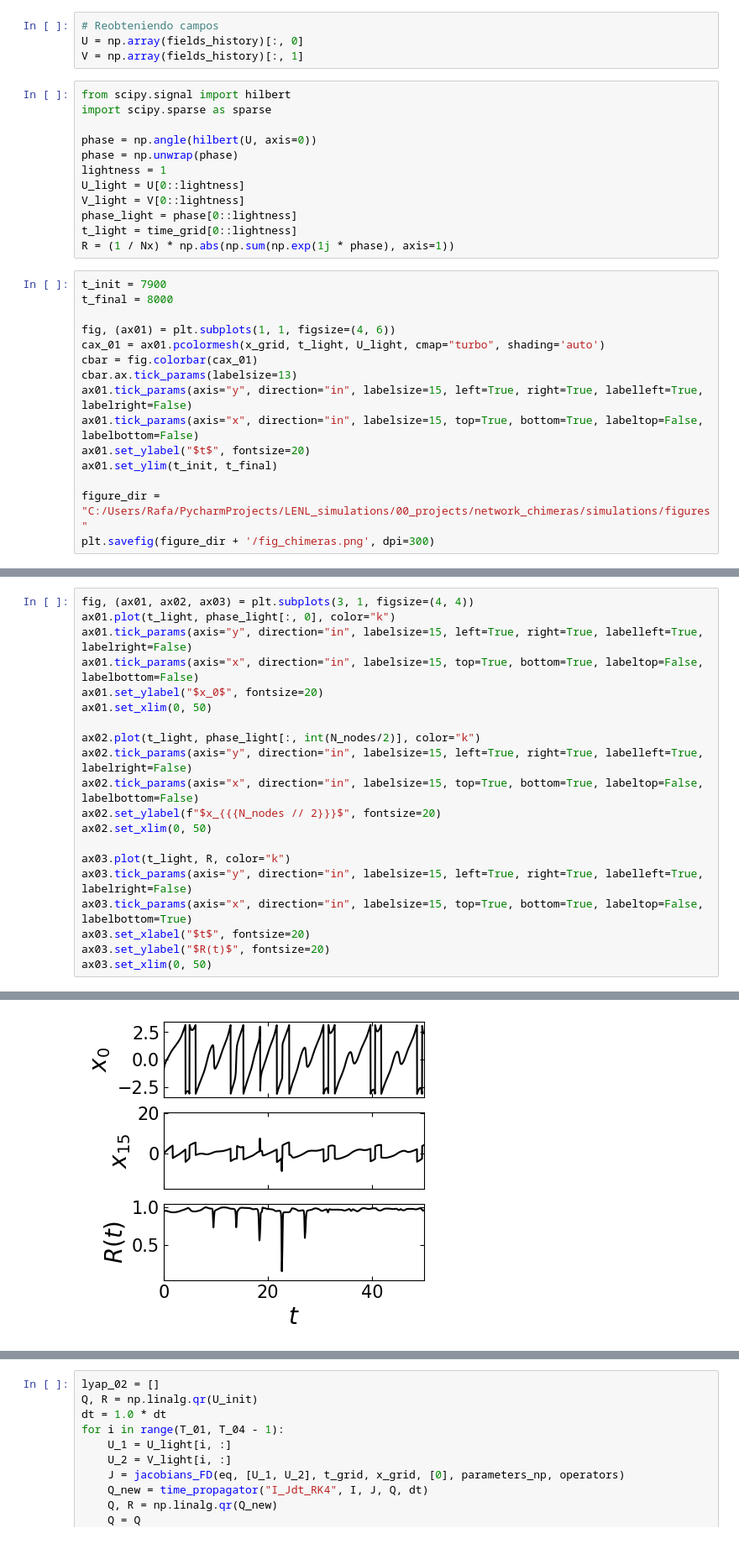
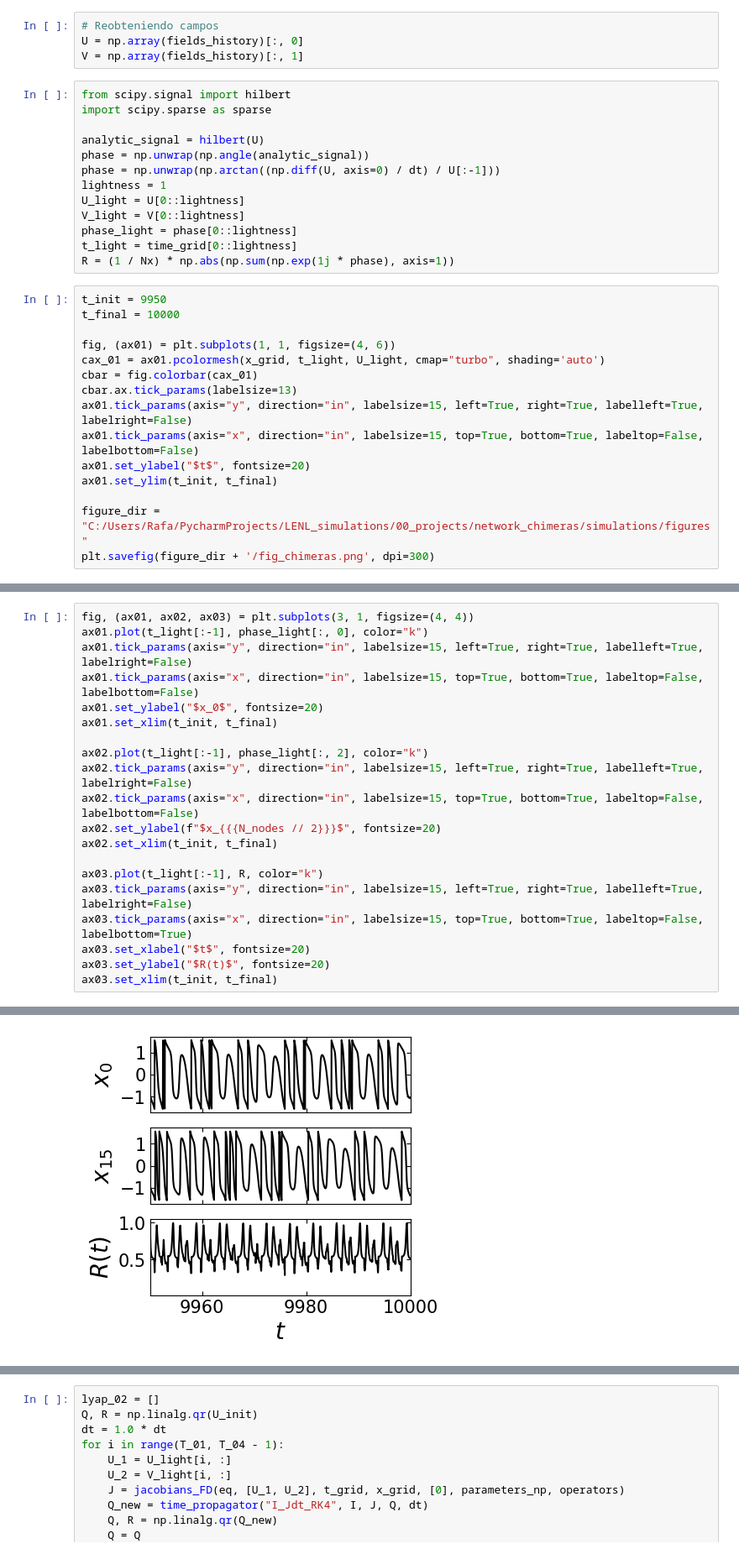
Before and after one commit to rariveros/LENL_simulations, a Jupyter notebook: 00_projects/network_chimeras/simulations/simulation.ipynb, the cells around one changed output, grey strips where cells are left out. Shown at 84% size. Saved outputs shown, nothing was run; the diff lists cells and outputs as text.

```diff
--- a/00_projects/network_chimeras/simulations/simulation.ipynb
+++ b/00_projects/network_chimeras/simulations/simulation.ipynb
@@ -348,8 +348,9 @@ V = np.array(fields_history)[:, 1]
 from scipy.signal import hilbert
 import scipy.sparse as sparse
 
-phase = np.angle(hilbert(U, axis=0))
-phase = np.unwrap(phase)
+analytic_signal = hilbert(U)
+phase = np.unwrap(np.angle(analytic_signal))
+phase = np.unwrap(np.arctan((np.diff(U, axis=0) / dt) / U[:-1]))
 lightness = 1
 U_light = U[0::lightness]
 V_light = V[0::lightness]
@@ -357,8 +358,8 @@ phase_light = phase[0::lightness]
 t_light = time_grid[0::lightness]
 R = (1 / Nx) * np.abs(np.sum(np.exp(1j * phase), axis=1))
 # %%
-t_init = 7900
-t_final = 8000
+t_init = 9950
+t_final = 10000
 
 fig, (ax01) = plt.subplots(1, 1, figsize=(4, 6))
 cax_01 = ax01.pcolormesh(x_grid, t_light, U_light, cmap="turbo", shading='auto')
@@ -399,21 +400,21 @@ ax03.set_xlim(t_init, t_final)
 # %%
 fig, (ax01, ax02, ax03) = plt.subplots(3, 1, figsize=(4, 4))
-ax01.plot(t_light, phase_light[:, 0], color="k")
+ax01.plot(t_light[:-1], phase_light[:, 0], color="k")
 ax01.tick_params(axis="y", direction="in", labelsize=15, left=True, right=True, labelleft=True, labelright=False)
 ax01.tick_params(axis="x", direction="in", labelsize=15, top=True, bottom=True, labeltop=False, labelbottom=False)
 ax01.set_ylabel("$x_0$", fontsize=20)
-ax01.set_xlim(0, 50)
+ax01.set_xlim(t_init, t_final)
 
-ax02.plot(t_light, phase_light[:, int(N_nodes/2)], color="k")
+ax02.plot(t_light[:-1], phase_light[:, 2], color="k")
 ax02.tick_params(axis="y", direction="in", labelsize=15, left=True, right=True, labelleft=True, labelright=False)
 ax02.tick_params(axis="x", direction="in", labelsize=15, top=True, bottom=True, labeltop=False, labelbottom=False)
 ax02.set_ylabel(f"$x_{{{N_nodes // 2}}}$", fontsize=20)
-ax02.set_xlim(0, 50)
+ax02.set_xlim(t_init, t_final)
 
-ax03.plot(t_light, R, color="k")
+ax03.plot(t_light[:-1], R, color="k")
 ax03.tick_params(axis="y", direction="in", labelsize=15, left=True, right=True, labelleft=True, labelright=False)
 ax03.tick_params(axis="x", direction="in", labelsize=15, top=True, bottom=True, labeltop=False, labelbottom=True)
 ax03.set_xlabel("$t$", fontsize=20)
 ax03.set_ylabel("$R(t)$", fontsize=20)
-ax03.set_xlim(0, 50)
+ax03.set_xlim(t_init, t_final)
 # %% [output]
@@ -421 +422 @@ ax03.set_xlim(0, 50)
-[figure, old version]
+[figure, new version]
```
Also changed, not shown: parts of 9 cells of this notebook, 4 other files.
